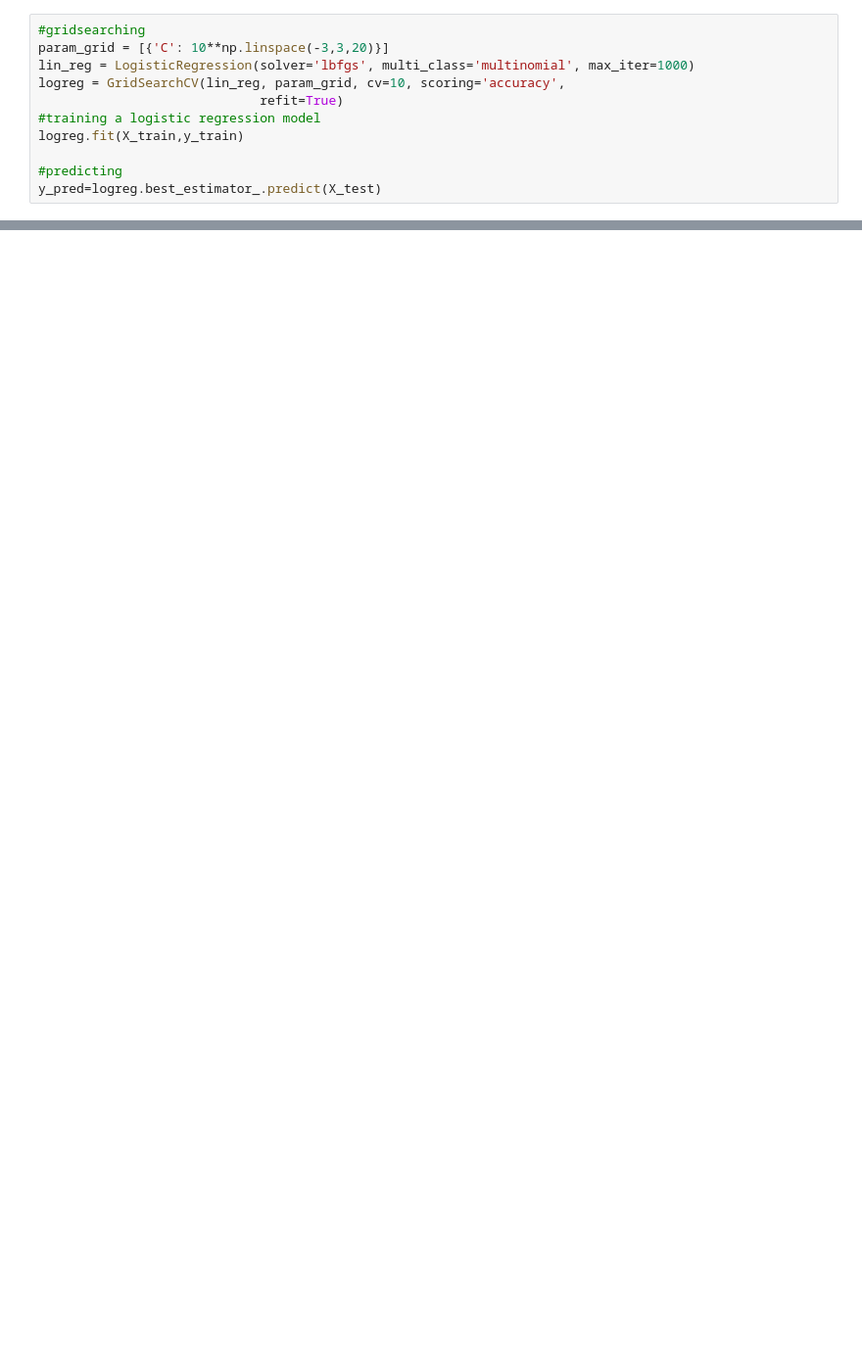
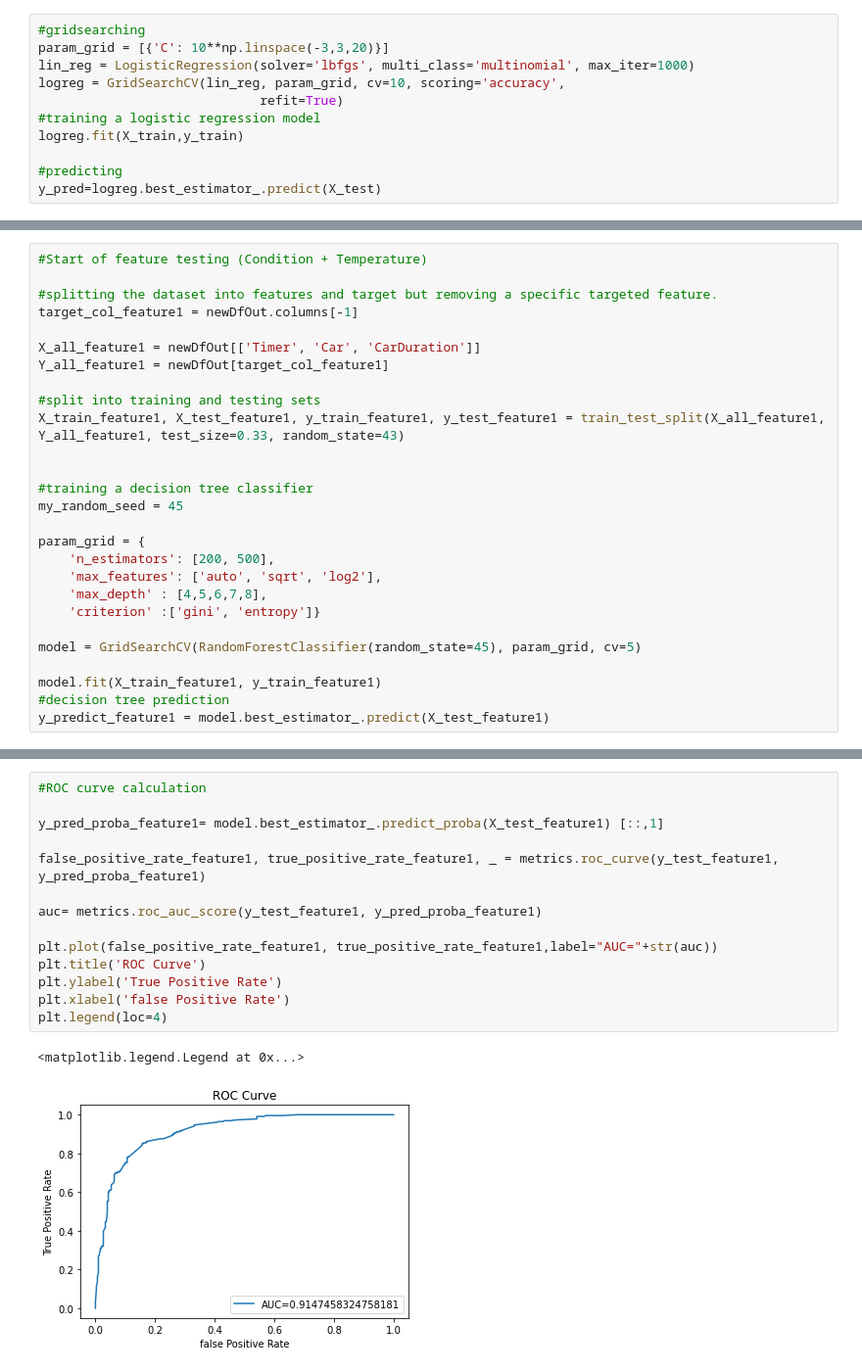
Before and after one commit to Delay67/Project2023, a Jupyter notebook: DATA ML.ipynb, the cells around one changed output, grey strips where cells are left out. Shown at 98% size. Saved outputs shown, nothing was run; the diff lists cells and outputs as text; blank space fills up the shorter version.

```diff
--- a/DATA ML.ipynb
+++ b/DATA ML.ipynb
@@ -236,0 +310,27 @@ plt.legend(loc=4)
+# %%
+#Start of feature testing (Condition + Temperature)
+
+#splitting the dataset into features and target but removing a specific targeted feature.
+target_col_feature1 = newDfOut.columns[-1]
+
+X_all_feature1 = newDfOut[['Timer', 'Car', 'CarDuration']]
+Y_all_feature1 = newDfOut[target_col_feature1]
+
+#split into training and testing sets
+X_train_feature1, X_test_feature1, y_train_feature1, y_test_feature1 = train_test_split(X_all_feature1, Y_all_feature1, test_size=0.33, random_state=43)
+
+
+#training a decision tree classifier
+my_random_seed = 45
+
+param_grid = {
+    'n_estimators': [200, 500],
+    'max_features': ['auto', 'sqrt', 'log2'],
+    'max_depth' : [4,5,6,7,8],
+    'criterion' :['gini', 'entropy']}
+
+model = GridSearchCV(RandomForestClassifier(random_state=45), param_grid, cv=5)
+
+model.fit(X_train_feature1, y_train_feature1)
+#decision tree prediction
+y_predict_feature1 = model.best_estimator_.predict(X_test_feature1)
@@ -236,0 +357,17 @@ plt.legend(loc=4)
+# %%
+#ROC curve calculation
+
+y_pred_proba_feature1= model.best_estimator_.predict_proba(X_test_feature1) [::,1]
+
+false_positive_rate_feature1, true_positive_rate_feature1, _ = metrics.roc_curve(y_test_feature1, y_pred_proba_feature1)
+
+auc= metrics.roc_auc_score(y_test_feature1, y_pred_proba_feature1)
+
+plt.plot(false_positive_rate_feature1, true_positive_rate_feature1,label="AUC="+str(auc))
+plt.title('ROC Curve')
+plt.ylabel('True Positive Rate')
+plt.xlabel('false Positive Rate')
+plt.legend(loc=4)
+# %% [output]
+<matplotlib.legend.Legend at 0x...>
+[figure, added]
```
Also changed, not shown: parts of 19 cells of this notebook.
